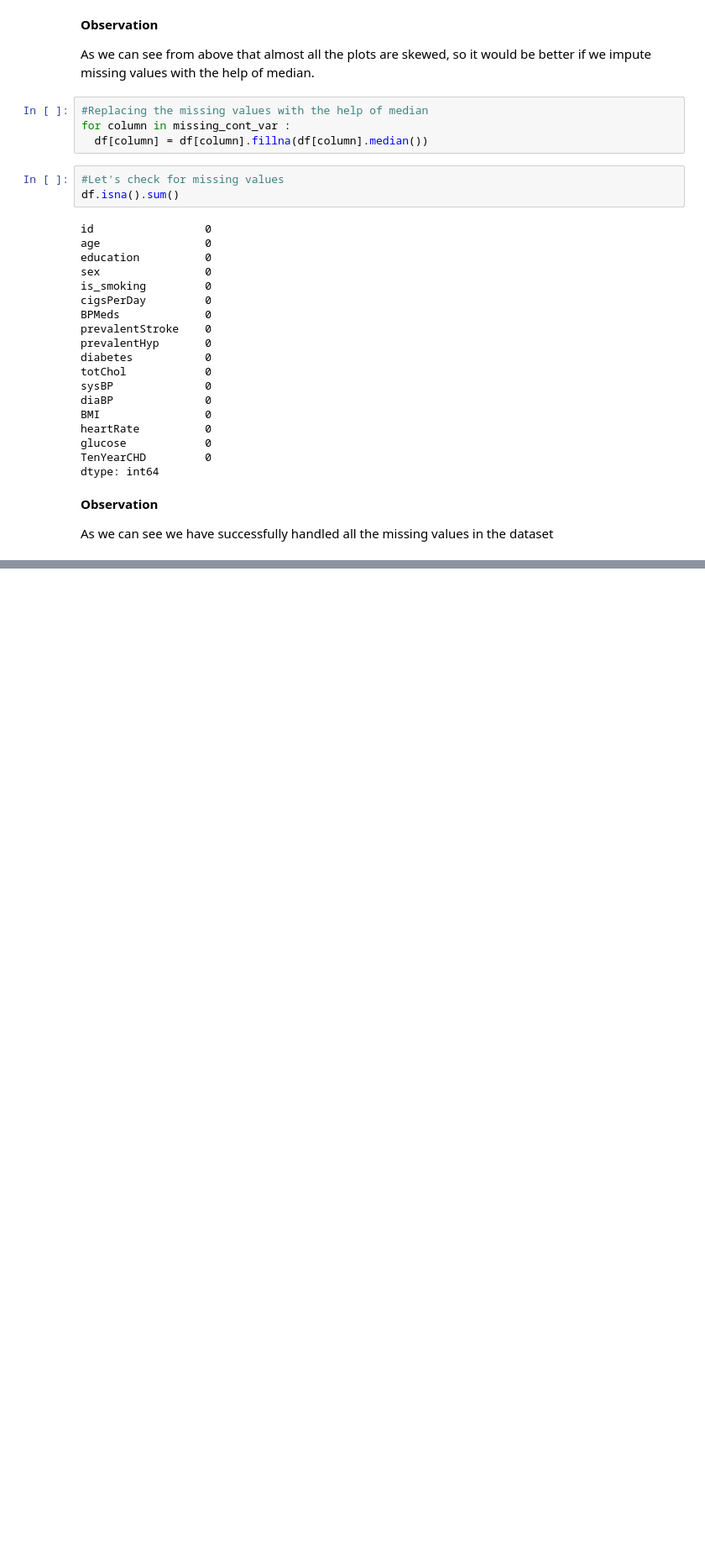
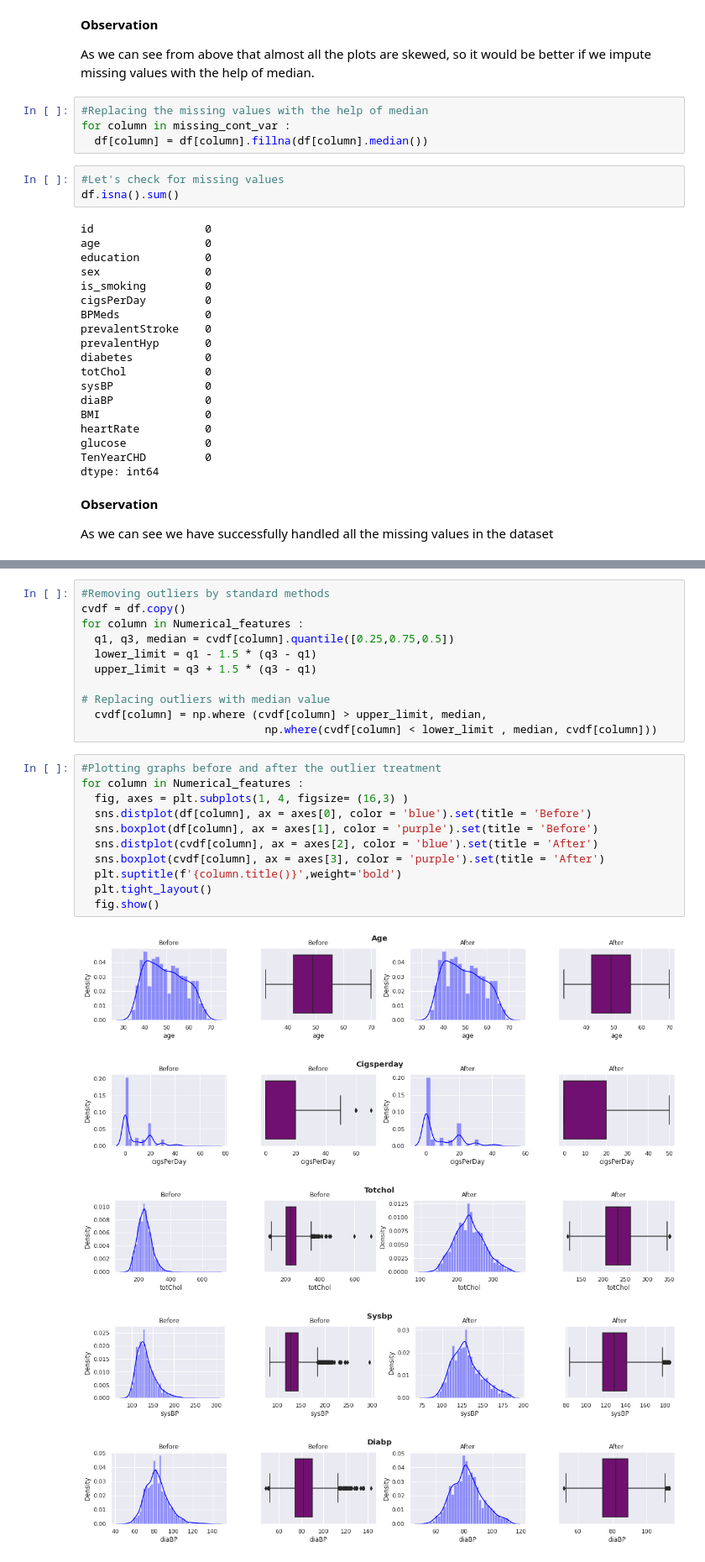
Before and after one commit to Amit-Singh-Rajput/Cardiovascular-Risk-Prediction, a Jupyter notebook: Cardiovascular_Risk_Prediction_Solution.ipynb, the cells around one changed output, grey strips where cells are left out. Shown: that part at 84% size. Cells and saved outputs as stored; diff of their text form; blank space fills up the shorter version.

```diff
--- a/Cardiovascular_Risk_Prediction_Solution.ipynb
+++ b/Cardiovascular_Risk_Prediction_Solution.ipynb
@@ -323,0 +401,28 @@ As we can see we have successfully handled all the missing values in the dataset
+# %%
+#Removing outliers by standard methods
+cvdf = df.copy()
+for column in Numerical_features :
+  q1, q3, median = cvdf[column].quantile([0.25,0.75,0.5])
+  lower_limit = q1 - 1.5 * (q3 - q1)
+  upper_limit = q3 + 1.5 * (q3 - q1)
+
+# Replacing outliers with median value
+  cvdf[column] = np.where (cvdf[column] > upper_limit, median,
+                            np.where(cvdf[column] < lower_limit , median, cvdf[column]))
+# %%
+#Plotting graphs before and after the outlier treatment
+for column in Numerical_features :
+  fig, axes = plt.subplots(1, 4, figsize= (16,3) )
+  sns.distplot(df[column], ax = axes[0], color = 'blue').set(title = 'Before')
+  sns.boxplot(df[column], ax = axes[1], color = 'purple').set(title = 'Before')
+  sns.distplot(cvdf[column], ax = axes[2], color = 'blue').set(title = 'After')
+  sns.boxplot(cvdf[column], ax = axes[3], color = 'purple').set(title = 'After')
+  plt.suptitle(f'{column.title()}',weight='bold')
+  plt.tight_layout()
+  fig.show()
+# %% [output]
+[figure, added]
+[figure, added]
+[figure, added]
+[figure, added]
+[figure, added]
```
Also changed, not shown: parts of 14 cells of this notebook.
